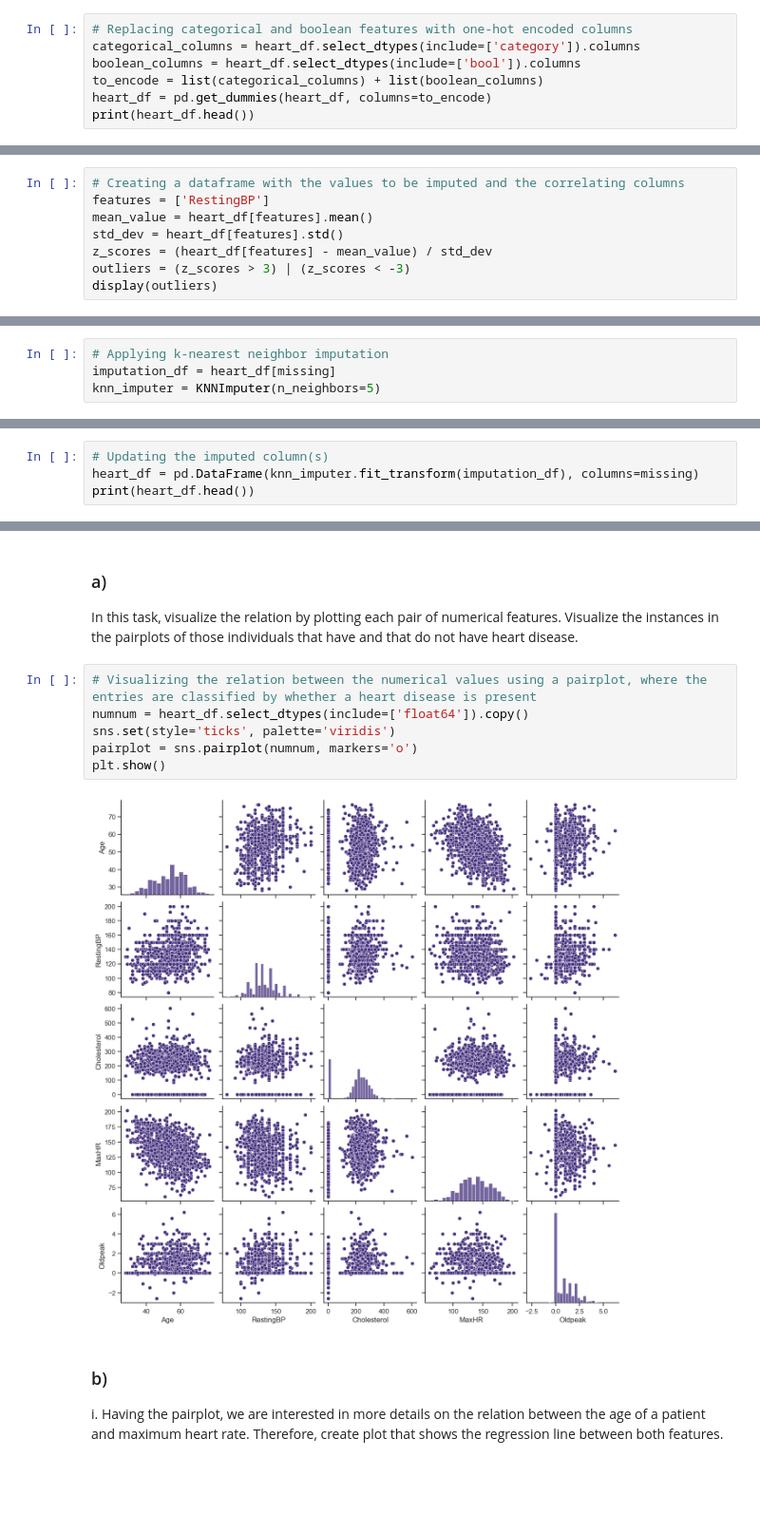
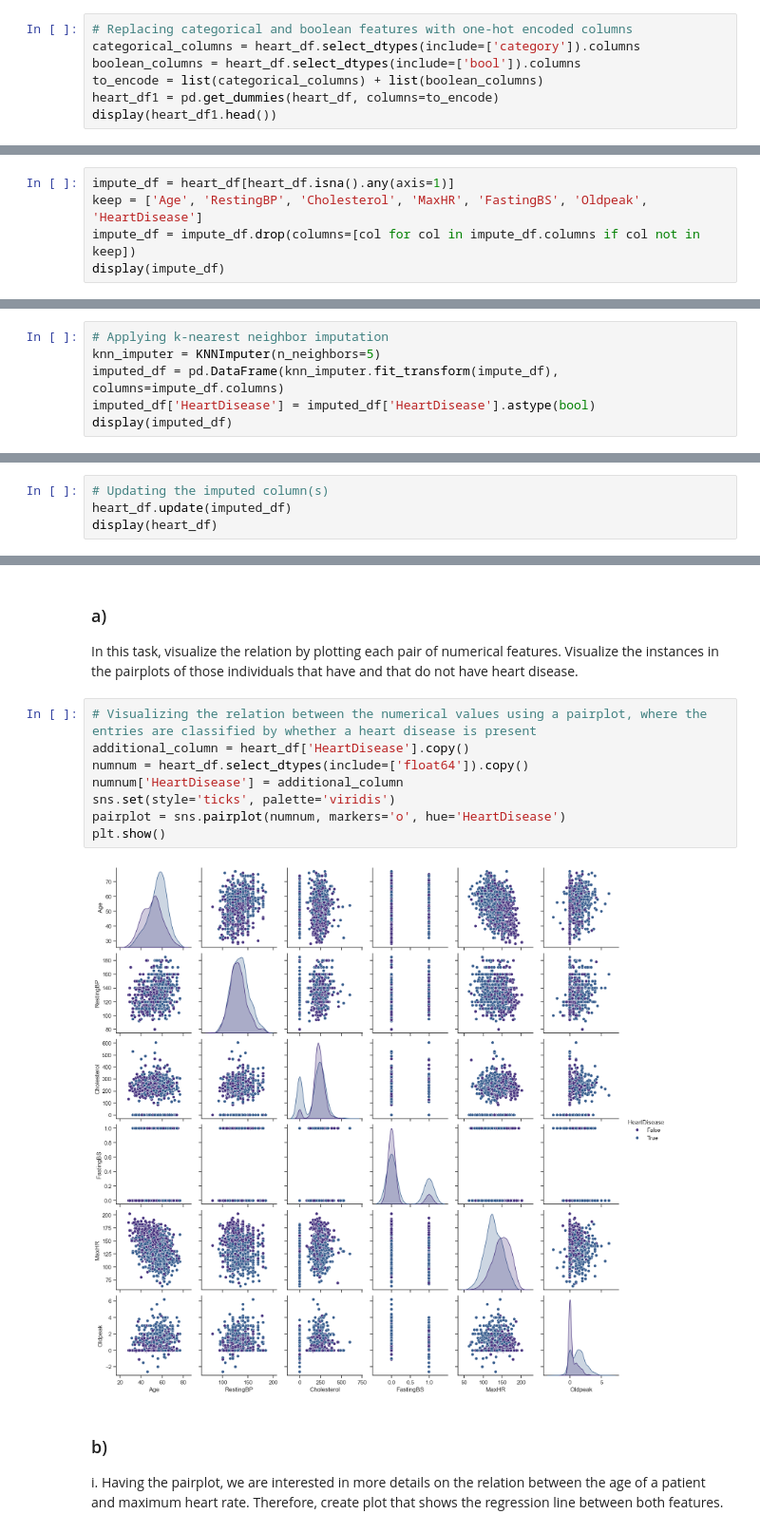
Before and after one commit to sillyduckyluck/IDS_part_2, a Jupyter notebook: Part_2/Q1_Preprocessing_Visualization.ipynb, the cells around one changed output, grey strips where cells are left out. Shown at 95% size. Cells and saved outputs as stored; diff of their text form; blank space fills up the shorter version.

```diff
--- a/Part_2/Q1_Preprocessing_Visualization.ipynb
+++ b/Part_2/Q1_Preprocessing_Visualization.ipynb
@@ -270,6 +311,6 @@ In this task, we apply one-hot encoding for all categorical and all boolean feat
 categorical_columns = heart_df.select_dtypes(include=['category']).columns
 boolean_columns = heart_df.select_dtypes(include=['bool']).columns
 to_encode = list(categorical_columns) + list(boolean_columns)
-heart_df = pd.get_dummies(heart_df, columns=to_encode)
-print(heart_df.head())
+heart_df1 = pd.get_dummies(heart_df, columns=to_encode)
+display(heart_df1.head())
 # %% [output]
@@ -298,11 +329,8 @@ i. In this task, we want to impute missing values based on their k-nearest neigh
 
 Figure 1: Correlation matrix between different features from Literature. (Source: https://www.ncbi.nlm.nih.gov/pmc/articles/PMC10417090/)
 # %%
-# Creating a dataframe with the values to be imputed and the correlating columns
-features = ['RestingBP']
-mean_value = heart_df[features].mean()
-std_dev = heart_df[features].std()
-z_scores = (heart_df[features] - mean_value) / std_dev
-outliers = (z_scores > 3) | (z_scores < -3)
-display(outliers)
+impute_df = heart_df[heart_df.isna().any(axis=1)]
+keep = ['Age', 'RestingBP', 'Cholesterol', 'MaxHR', 'FastingBS', 'Oldpeak', 'HeartDisease']
+impute_df = impute_df.drop(columns=[col for col in impute_df.columns if col not in keep])
+display(impute_df)
 # %% [output]
@@ -325,5 +349,7 @@ __Student Answer:__ _your answer goes here_
 ii. Next, use k-nearest neighbor imputation with $k = 5$. Impute the missing values. Update the dataframe `heart_df`.
 # %%
 # Applying k-nearest neighbor imputation
-imputation_df = heart_df[missing]
 knn_imputer = KNNImputer(n_neighbors=5)
+imputed_df = pd.DataFrame(knn_imputer.fit_transform(impute_df), columns=impute_df.columns)
+imputed_df['HeartDisease'] = imputed_df['HeartDisease'].astype(bool)
+display(imputed_df)
@@ -330,4 +366,4 @@ knn_imputer = KNNImputer(n_neighbors=5)
 # %%
 # Updating the imputed column(s)
-heart_df = pd.DataFrame(knn_imputer.fit_transform(imputation_df), columns=missing)
-print(heart_df.head())
+heart_df.update(imputed_df)
+display(heart_df)
@@ -340,12 +390,14 @@ In this question, we continue using the preprocessed data from Part I.
 In this task, visualize the relation by plotting each pair of numerical features. Visualize the instances in the pairplots of those individuals that have and that do not have heart disease.
 # %%
 # Visualizing the relation between the numerical values using a pairplot, where the entries are classified by whether a heart disease is present
+additional_column = heart_df['HeartDisease'].copy()
 numnum = heart_df.select_dtypes(include=['float64']).copy()
+numnum['HeartDisease'] = additional_column
 sns.set(style='ticks', palette='viridis')
-pairplot = sns.pairplot(numnum, markers='o')
+pairplot = sns.pairplot(numnum, markers='o', hue='HeartDisease')
 plt.show()
 # %% [output]
-[figure, old version]
+[figure, new version]
 # %% [markdown]
 ### b)
 i. Having the pairplot, we are interested in more details on the relation between the age of a patient and maximum heart rate. Therefore, create plot that shows the regression line between both features.
```
Also changed, not shown: parts of 21 cells of this notebook, 1 other file.
